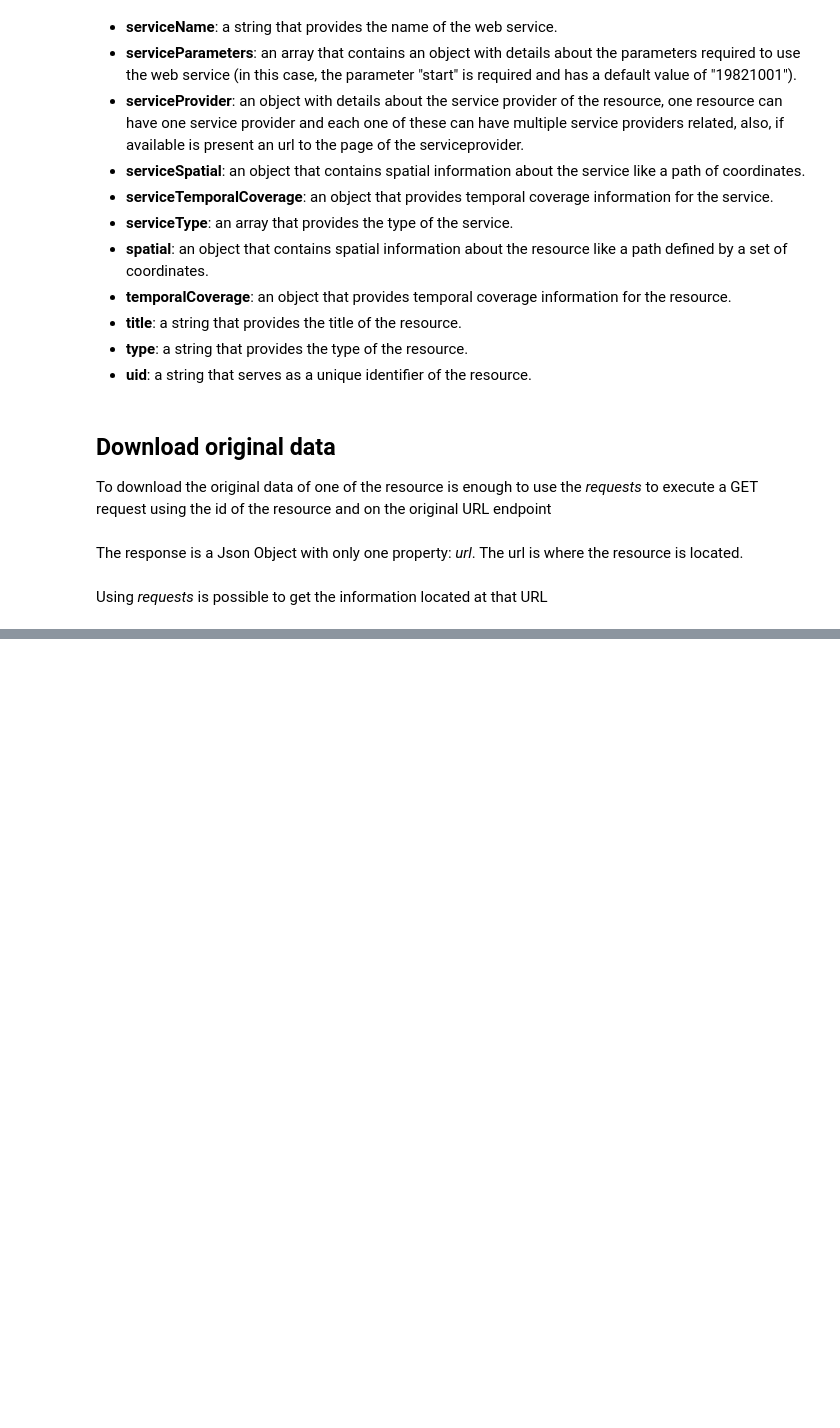
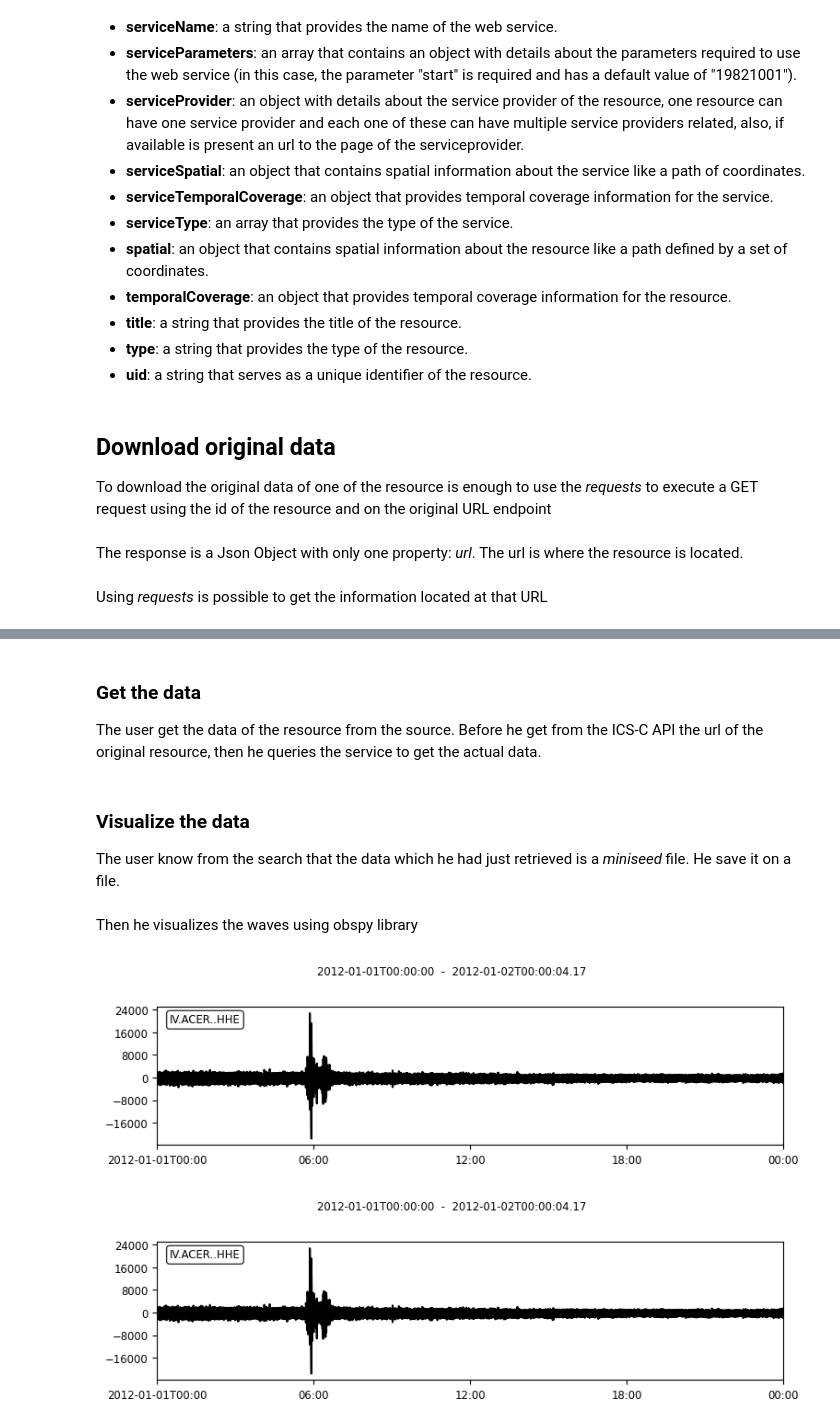
Before and after one commit to Andreaorfino/EPOS-ICSC-Jupyter_request, a Jupyter notebook: EPOS_request.ipynb, the cells around one changed output, grey strips where cells are left out. Saved outputs shown, nothing was run; the diff lists cells and outputs as text; code cells hidden in the pictures; blank space fills up the shorter version.

```diff
--- a/EPOS_request.ipynb
+++ b/EPOS_request.ipynb
@@ -102,0 +120,4 @@ original_data
+# %% [markdown]
+### Get the data
+
+The user get the data of the resource from the source. Before he get from the ICS-C API the url of the original resource, then he queries the service to get the actual data.
@@ -102,0 +130,4 @@ original_data
+# %% [markdown]
+### Visualize the data
+
+The user know from the search that the data which he had just retrieved is a *miniseed* file. He save it on a file.
@@ -102,0 +137,10 @@ original_data
+# %% [markdown]
+Then he visualizes the waves using obspy library
+# %%
+from obspy import read
+
+st = read("INGV_data.mseed", format='mseed')
+st.plot()
+# %% [output]
+[figure, added]
+[figure, added]
```
Also changed, not shown: parts of 8 cells of this notebook.
